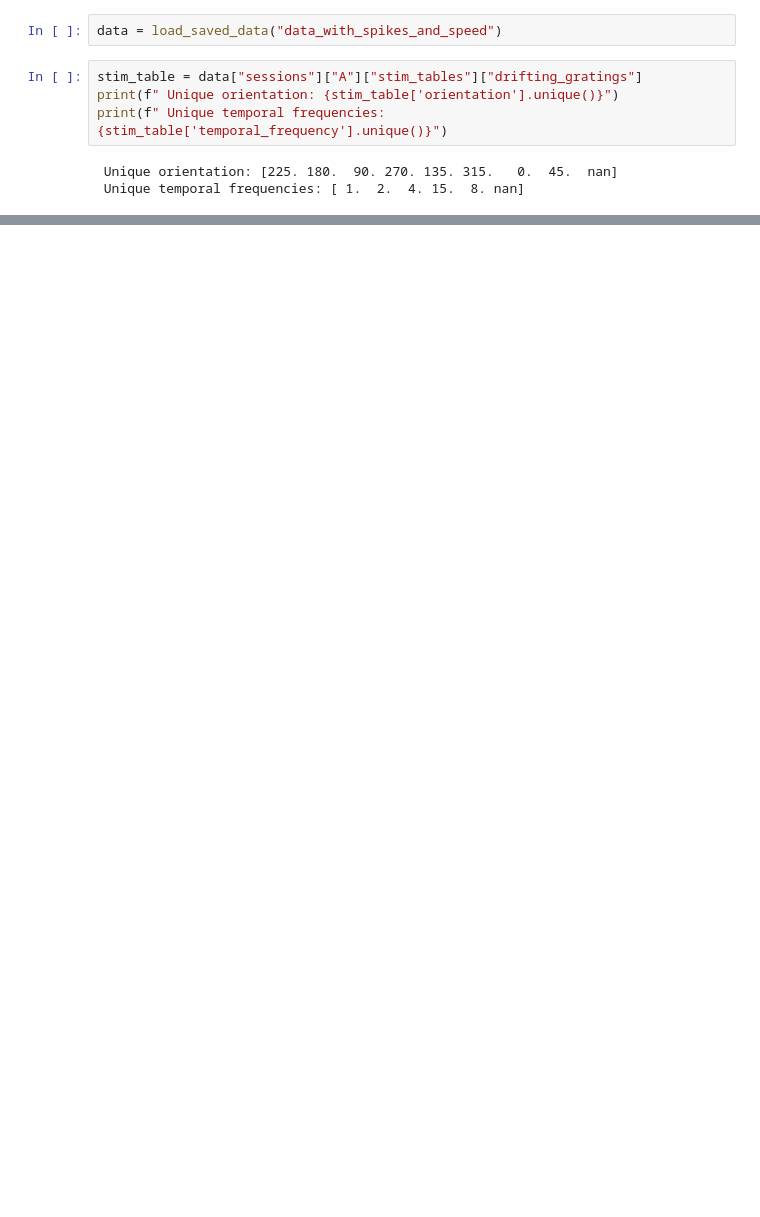
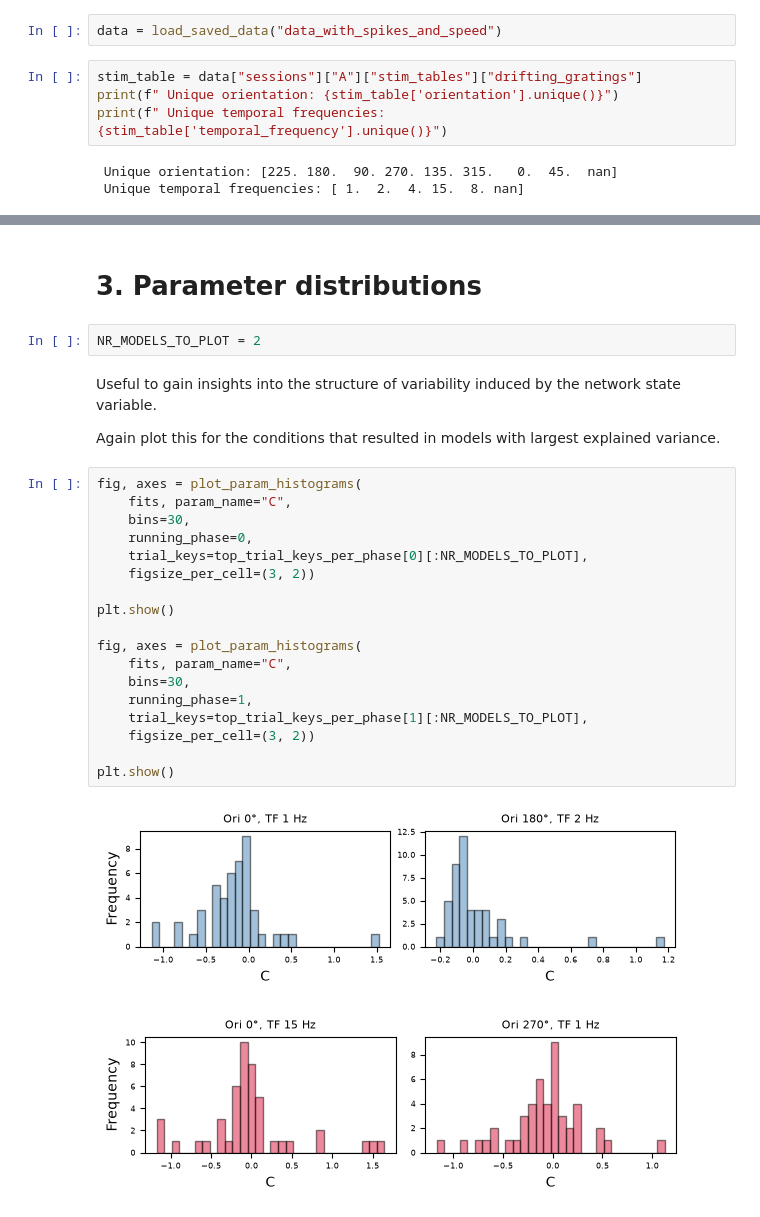
Before and after one commit to MartinGruber15/neural_data_science_project, a Jupyter notebook: notebooks/gpfa_drifitng_gratings.ipynb, the cells around one changed output, grey strips where cells are left out. Saved outputs shown, nothing was run; the diff lists cells and outputs as text; blank space fills up the shorter version.

```diff
--- a/notebooks/gpfa_drifitng_gratings.ipynb
+++ b/notebooks/gpfa_drifitng_gratings.ipynb
@@ -693,0 +272,29 @@ plt.show()
+# %% [markdown]
+#  3. Parameter distributions
+# %%
+NR_MODELS_TO_PLOT = 2
+# %% [markdown]
+Useful to gain insights into the structure of variability induced by the network state variable.
+
+Again plot this for the conditions that resulted in models with largest explained variance.
+# %%
+fig, axes = plot_param_histograms(
+    fits, param_name="C",
+    bins=30,
+    running_phase=0,
+    trial_keys=top_trial_keys_per_phase[0][:NR_MODELS_TO_PLOT],
+    figsize_per_cell=(3, 2))
+
+plt.show()
+
+fig, axes = plot_param_histograms(
+    fits, param_name="C",
+    bins=30,
+    running_phase=1,
+    trial_keys=top_trial_keys_per_phase[1][:NR_MODELS_TO_PLOT],
+    figsize_per_cell=(3, 2))
+
+plt.show()
+# %% [output]
+[figure, added]
+[figure, added]
```
Also changed, not shown: parts of 61 cells of this notebook, 1 other file.
